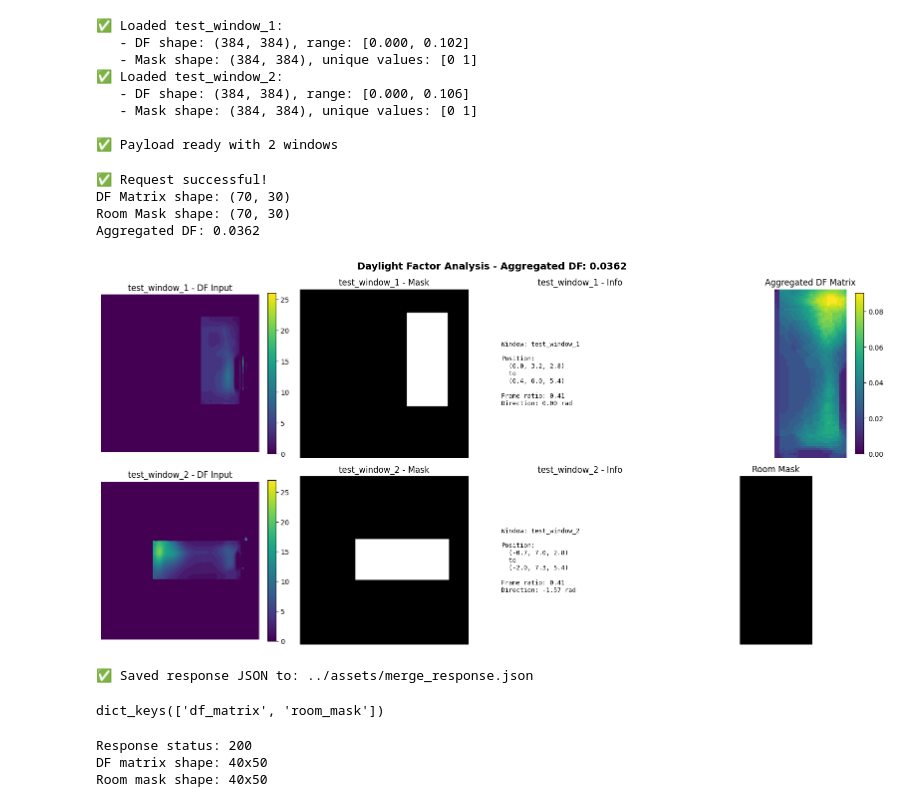
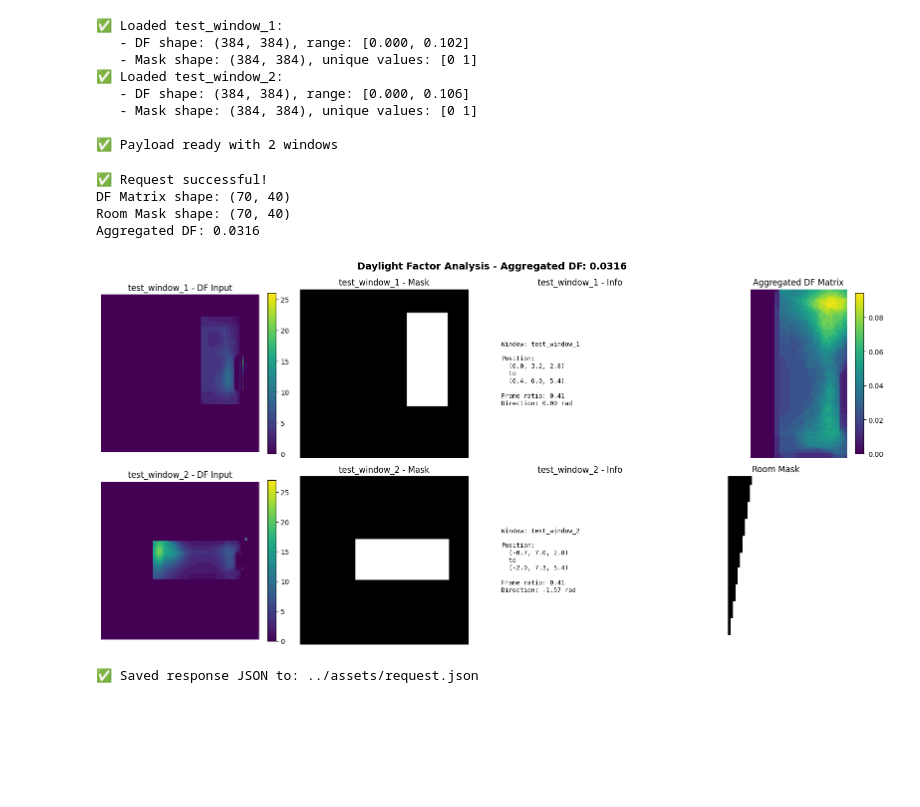
Before and after one commit to upskiller-xyz/server_merger, a Jupyter notebook: example/demo.ipynb, the cells around one changed output. Drawn from its saved outputs; the diff is of its cells as text; code cells hidden in the pictures; blank space fills up the shorter version.

```diff
--- a/example/demo.ipynb
+++ b/example/demo.ipynb
@@ -112,8 +112,8 @@ if response.status_code == 200:
     print("✅ Request successful!")
 
     # Convert to numpy arrays
-    df_matrix = np.array(result['df_matrix'])
-    room_mask = np.array(result['room_mask'])
+    df_matrix = np.array(result['result'])
+    room_mask = np.array(result['mask'])
 
     # Calculate aggregated DF (mean of masked area)
     masked_df_values = df_matrix[room_mask > 0]
@@ -154,44 +154,44 @@ if response.status_code == 200:
         info_text += f"  to\n"
         info_text += f"  ({window_data['x2']:.1f}, {window_data['y2']:.1f}, {window_data['z2']:.1f})\n\n"
         info_text += f"Frame ratio: {window_data['window_frame_ratio']:.2f}\n"
         info_text += f"Direction: {window_data['direction_angle']:.2f} rad"
 
         axes[idx, 2].text(0.05, 0.5, info_text, fontsize=9, family='monospace',
                          verticalalignment='center', transform=axes[idx, 2].transAxes)
         axes[idx, 2].set_title(f'{window_name} - Info')
         axes[idx, 2].axis('off')
 
     # Show aggregated results
     im_df = axes[0, 3].imshow(df_matrix, cmap='viridis')
     axes[0, 3].set_title('Aggregated DF Matrix')
     axes[0, 3].axis('off')
     plt.colorbar(im_df, ax=axes[0, 3], fraction=0.046)
 
     axes[1, 3].imshow(room_mask, cmap='gray')
     axes[1, 3].set_title('Room Mask')
     axes[1, 3].axis('off')
 
     plt.suptitle(f'Daylight Factor Analysis - Aggregated DF: {aggregated_df:.4f}',
                  fontsize=14, fontweight='bold')
     plt.tight_layout()
     plt.show()
 
 else:
     print(f"❌ Request failed with status code: {response.status_code}")
     print(response.text)
 # %% [output]
 ✅ Request successful!
-DF Matrix shape: (70, 30)
-Room Mask shape: (70, 30)
-Aggregated DF: 0.0362
+DF Matrix shape: (70, 40)
+Room Mask shape: (70, 40)
+Aggregated DF: 0.0316
-[figure, old version]
+[figure, new version]
 # %%
 # Save response.json() to a file in assets_path
 assets_path.mkdir(parents=True, exist_ok=True)
-output_file = assets_path / "merge_response.json"
+output_file = assets_path / "request.json"
 
 try:
-    data = response.json()
+    data = payload
     with open(output_file, "w") as f:
         json.dump(data, f, indent=2)
     print(f"✅ Saved response JSON to: {output_file}")
@@ -200,36 +200,4 @@ except ValueError:
 except Exception as e:
     print(f"❌ Error saving response JSON: {e}")
 # %% [output]
-✅ Saved response JSON to: ../assets/merge_response.json
+✅ Saved response JSON to: ../assets/request.json
-# %%
-data.keys()
-# %% [output]
-dict_keys(['df_matrix', 'room_mask'])
-# %%
-# Sample request
-payload = {
-    "room_polygon": [[0, 0], [5, 0], [5, 4], [0, 4]],
-    "windows": {
-        "window1": {
-            "x1": -0.6, "y1": 0.0, "z1": 2.1,
-            "x2": 0.6, "y2": 0.2, "z2": 3.4,
-            "direction_angle": 0
-        }
-    },
-    "simulations": {
-        "window1": {
-            "df_values": np.random.rand(384, 384).tolist(),
-            "mask": np.ones((384, 384), dtype=int).tolist()
-        }
-    }
-}
-
-response = requests.post(f"{SERVER_URL}/merge", json=payload)
-result = response.json()
-print(f"Response status: {response.status_code}")
-print(f"DF matrix shape: {len(result['df_matrix'])}x{len(result['df_matrix'][0])}")
-print(f"Room mask shape: {len(result['room_mask'])}x{len(result['room_mask'][0])}")
-# %% [output]
-Response status: 200
-DF matrix shape: 40x50
-Room mask shape: 40x50
```
Also changed, not shown: parts of 1 cell of this notebook.
